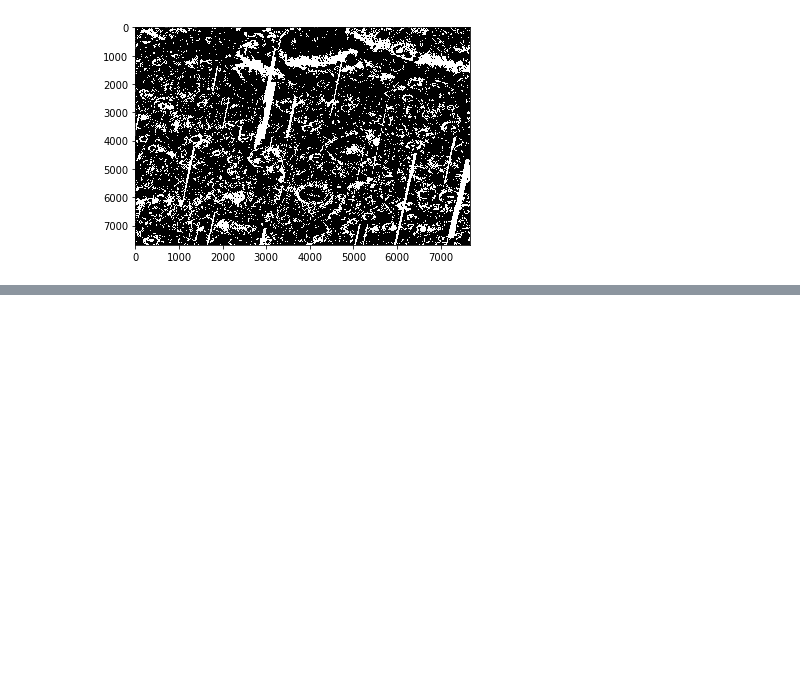
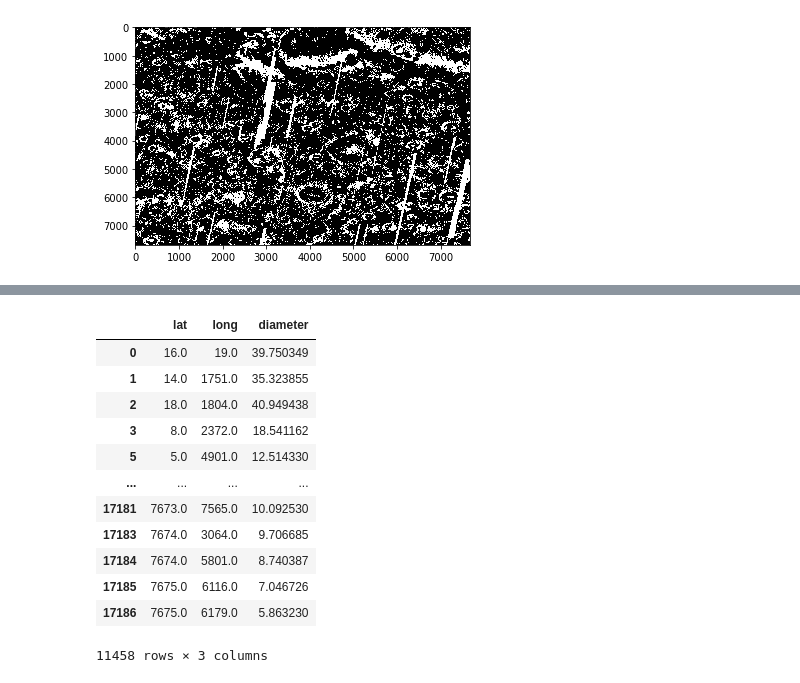
Before and after one commit to PatrickLiu2000/mars_computer_vision, a Jupyter notebook: SIFT_approach.ipynb, the cells around one changed output, grey strips where cells are left out. Cells and saved outputs as stored; diff of their text form; code cells hidden in the pictures; blank space fills up the shorter version.

```diff
--- a/SIFT_approach.ipynb
+++ b/SIFT_approach.ipynb
@@ -53,0 +47,16 @@ KeyboardInterrupt:
+# %%
+detections
+# %% [output]
+|  | lat | long | diameter |
+| 0 | 16.0 | 19.0 | 39.750349 |
+| 1 | 14.0 | 1751.0 | 35.323855 |
+| 2 | 18.0 | 1804.0 | 40.949438 |
+| 3 | 8.0 | 2372.0 | 18.541162 |
+| 5 | 5.0 | 4901.0 | 12.514330 |
+| ... | ... | ... | ... |
+| 17181 | 7673.0 | 7565.0 | 10.092530 |
+| 17183 | 7674.0 | 3064.0 | 9.706685 |
+| 17184 | 7674.0 | 5801.0 | 8.740387 |
+| 17185 | 7675.0 | 6116.0 | 7.046726 |
+| 17186 | 7675.0 | 6179.0 | 5.863230 |
+11458 rows × 3 columns
```
Also changed, not shown: parts of 4 cells of this notebook.
